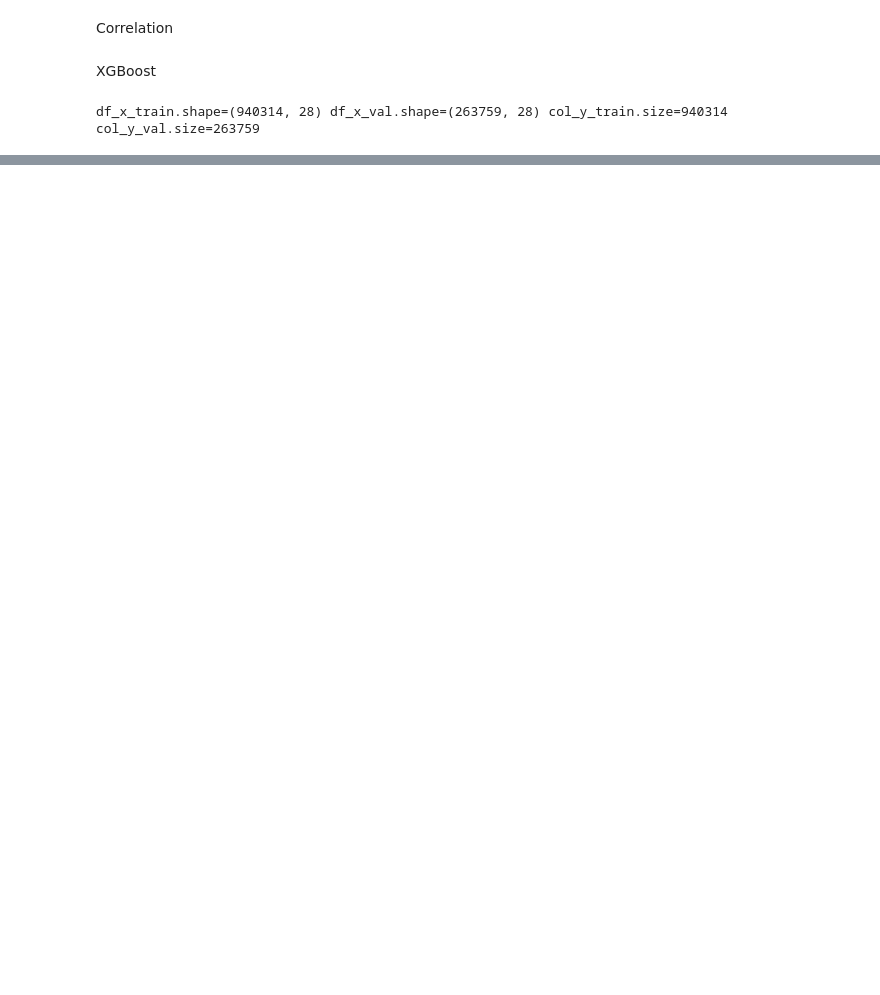
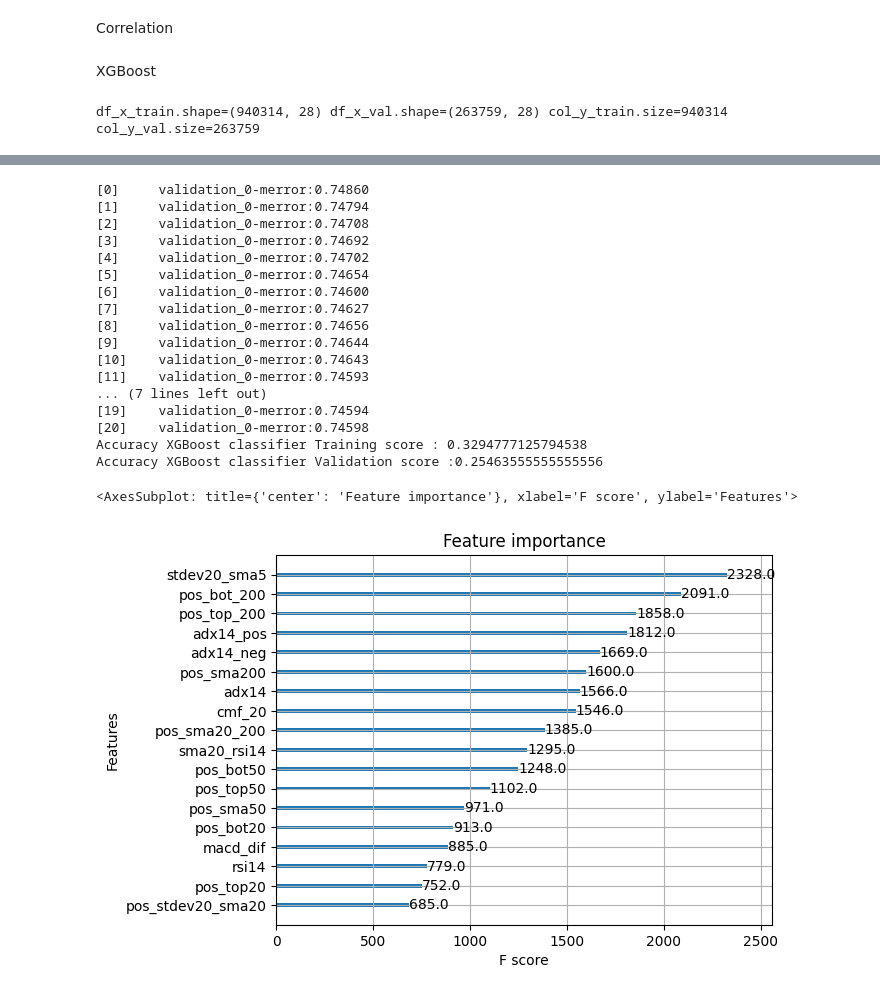
Before and after one commit to BenoitDurandIndep/stockmarket-ml-toolkit, a Jupyter notebook: models/STOCK_PARIS/script_paris_1d_class.ipynb, the cells around one changed output, grey strips where cells are left out. Drawn from its saved outputs; the diff is of its cells as text; code cells hidden in the pictures; blank space fills up the shorter version.

Commit message:
add score for 50d

```diff
--- a/models/STOCK_PARIS/script_paris_1d_class.ipynb
+++ b/models/STOCK_PARIS/script_paris_1d_class.ipynb
@@ -28,9 +28,10 @@ import split_merge as sm
 import balance
 import model_mngr as modmgr
 # %%
-PATH_DATA = "C:\Projets\Data"
-PATH_DB_FWK="C:\Projets\Data\sqlite\dataset_market.db"
-PATH_DB_STOCK="C:\Projets\Data\sqlite\dataset_paris_stock_adjusted.db"
+PATH_DATA = "C:\\Projets\\Data"
+PATH_DB_FWK="C:\\Projets\\Data\\sqlite\\dataset_market.db"
+PATH_DB_STOCK="C:\\Projets\\Data\\sqlite\\dataset_paris_stock_adjusted.db"
+PATH_DATA_DTS=PATH_DATA+"\\DTS_FULL\\"
 # %% [markdown]
 CONNECTION TO SQLITE
 # %%
@@ -195,12 +220,12 @@ df_class_val.round(5).to_csv(
 # %%
-dts_name="PARIS_TREND_1D_20D_V1"
+dts_name="PARIS_TREND_1D_50D_V1"
 multi_symbol="PARIS_STOCK"
-label = "lab_perf_20d"
+label = "lab_perf_50d"
 
-df_class=pd.read_csv(PATH_DATA+"\DTS_FULL\PARIS_TREND_1D_20D_V1_TRAIN.zip",sep=",",index_col=["OPEN_DATETIME"],parse_dates=["OPEN_DATETIME"])
+df_class=pd.read_csv(PATH_DATA_DTS+dts_name+"_TRAIN.zip",sep=",",index_col=["OPEN_DATETIME"],parse_dates=["OPEN_DATETIME"])
 df_class.dropna(subset=[label], inplace=True)
 df_class.sort_index(inplace=True)
-df_class_val=pd.read_csv(PATH_DATA+"\DTS_FULL\PARIS_TREND_1D_20D_V1_VAL.zip",sep=",",index_col=["OPEN_DATETIME"],parse_dates=["OPEN_DATETIME"])
+df_class_val=pd.read_csv(PATH_DATA_DTS+dts_name+"_VAL.zip",sep=",",index_col=["OPEN_DATETIME"],parse_dates=["OPEN_DATETIME"])
 df_class_val.dropna(subset=[label], inplace=True)
 df_class_val.sort_index(inplace=True)
 
@@ -211,7 +236,7 @@ df_x_train, col_y_train = sm.split_df_x_y(
 
 X = df_class_val.drop(label, axis=1, inplace=False)
 y = df_class_val[label]
-method = RandomUnderSampler(sampling_strategy={0:47000,1:47000,2:47000,3:47000,4:47000})
+method = RandomUnderSampler(sampling_strategy={0:45000,1:45000,2:45000,3:45000,4:45000}) # 47000 pour lab 20 et 45000 pour lab 50
 df_x_val, col_y_val=  method.fit_resample(X, y)
 print(col_y_val.value_counts().sort_index())
 # df_x_val, col_y_val = sm.split_df_x_y(
@@ -354,0 +362,47 @@ Rank 20: mean_test_precision_weighted 0.2478, Parameters: subsample: 0.8, n_esti
+# %%
+rnd_key=28
+params={'gamma':0,'subsample': 1.0, 'n_estimators': 40, 'max_depth': 8, 'learning_rate': 0.1, 'max_delta_step':0, 'min_child_weight':3.0}
+
+col_y_train_int = col_y_train.to_numpy().astype(int)
+col_y_val_int = col_y_val.to_numpy().astype(int)
+
+eval_set=[(df_x_val, col_y_val_int)]
+
+objective='multi:softproba' # multi:softmax multi:softproba
+
+xgb_class = xgb.XGBClassifier(objective=objective, num_class=5,early_stopping_rounds=5,eval_metric='merror', random_state=int(rnd_key),
+                           learning_rate=params['learning_rate'], subsample=params['subsample'], gamma=params['gamma'],max_delta_step=params['max_delta_step'],
+                        #    colsample_bytree=params['colsample_bytree'],#colsample_bynode= 0.5, colsample_bylevel= 0.5, min_child_weight=params['min_child_weight'],
+                            max_depth=params['max_depth'], n_estimators=params['n_estimators'], verbosity=1)
+
+xgb_class.fit(df_x_train, col_y_train_int,eval_set=eval_set)
+
+print(f"Accuracy XGBoost classifier Training score : {xgb_class.score(df_x_train, col_y_train_int)}")
+
+#y_pred_valid = xgb_reg.predict(df_x_valid)
+
+print(
+    f"Accuracy XGBoost classifier Validation score :{xgb_class.score(df_x_val, col_y_val_int)}")
+
+# print(xgb_reg.feature_importances_)
+xgb.plot_importance(xgb_class)
+# %% [output]
+[0]     validation_0-merror:0.74860
+[1]     validation_0-merror:0.74794
+[2]     validation_0-merror:0.74708
+[3]     validation_0-merror:0.74692
+[4]     validation_0-merror:0.74702
+[5]     validation_0-merror:0.74654
+[6]     validation_0-merror:0.74600
+[7]     validation_0-merror:0.74627
+[8]     validation_0-merror:0.74656
+[9]     validation_0-merror:0.74644
+[10]    validation_0-merror:0.74643
+[11]    validation_0-merror:0.74593
+... (7 lines left out)
+[19]    validation_0-merror:0.74594
+[20]    validation_0-merror:0.74598
+Accuracy XGBoost classifier Training score : 0.3294777125794538
+Accuracy XGBoost classifier Validation score :0.25463555555555556
+<AxesSubplot: title={'center': 'Feature importance'}, xlabel='F score', ylabel='Features'>
+[figure, added]
```
Also changed, not shown: parts of 11 cells of this notebook.
